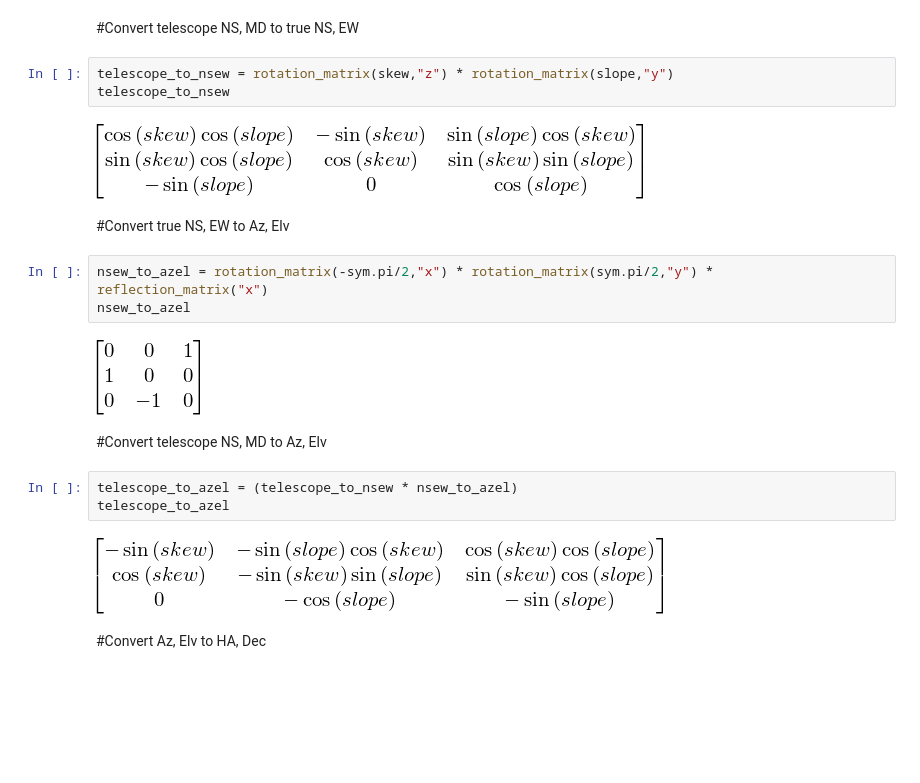
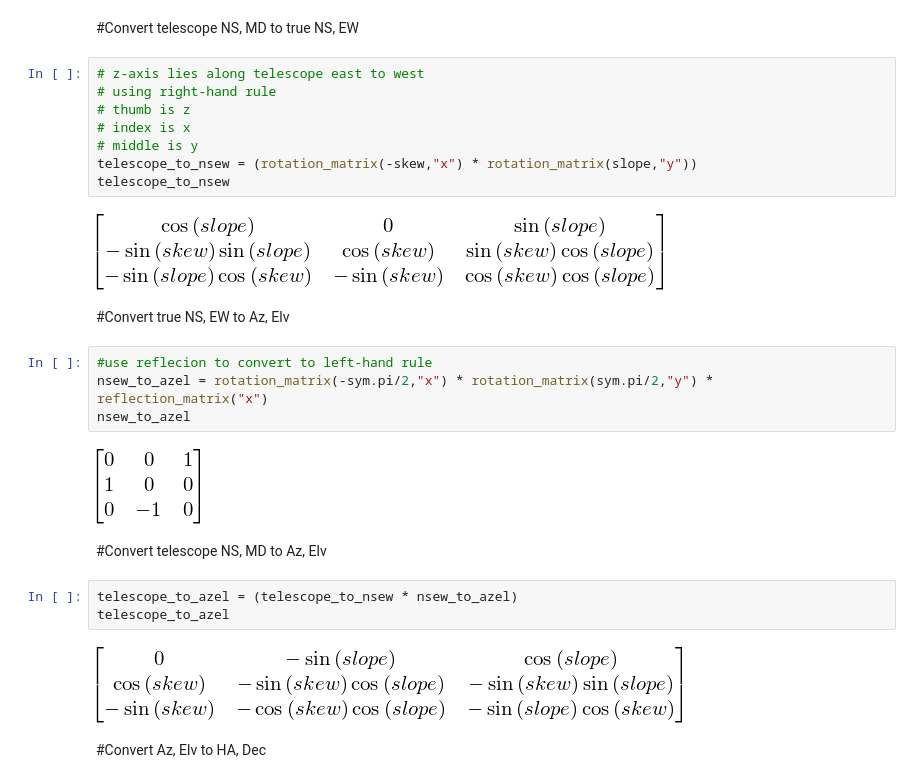
Before and after one commit to Molonglo/anansi, a Jupyter notebook: docs/MolongloCoords.ipynb, the cells around one changed output. Saved outputs shown, nothing was run; the diff lists cells and outputs as text; blank space fills up the shorter version.

```diff
--- a/docs/MolongloCoords.ipynb
+++ b/docs/MolongloCoords.ipynb
@@ -61,14 +62,20 @@ def position_vector(a,b):
                       [sym.sin(b)]])
 # %% [markdown]
 #Convert telescope NS, MD to true NS, EW
-# %%
-telescope_to_nsew = rotation_matrix(skew,"z") * rotation_matrix(slope,"y")
-telescope_to_nsew
-# %% [output]
-[figure, removed]
+# %%
+# z-axis lies along telescope east to west
+# using right-hand rule
+# thumb is z
+# index is x
+# middle is y
+telescope_to_nsew = (rotation_matrix(-skew,"x") * rotation_matrix(slope,"y"))
+telescope_to_nsew
+# %% [output]
+[figure, added]
 # %% [markdown]
 #Convert true NS, EW to Az, Elv
 # %%
+#use reflecion to convert to left-hand rule
 nsew_to_azel = rotation_matrix(-sym.pi/2,"x") * rotation_matrix(sym.pi/2,"y") * reflection_matrix("x")
 nsew_to_azel
 # %% [output]
@@ -79,7 +86,7 @@ nsew_to_azel
 telescope_to_azel = (telescope_to_nsew * nsew_to_azel)
 telescope_to_azel
 # %% [output]
-[figure, old version]
+[figure, new version]
 # %% [markdown]
 #Convert Az, Elv to HA, Dec
 # %%
```
Also changed, not shown: parts of 19 cells of this notebook.
